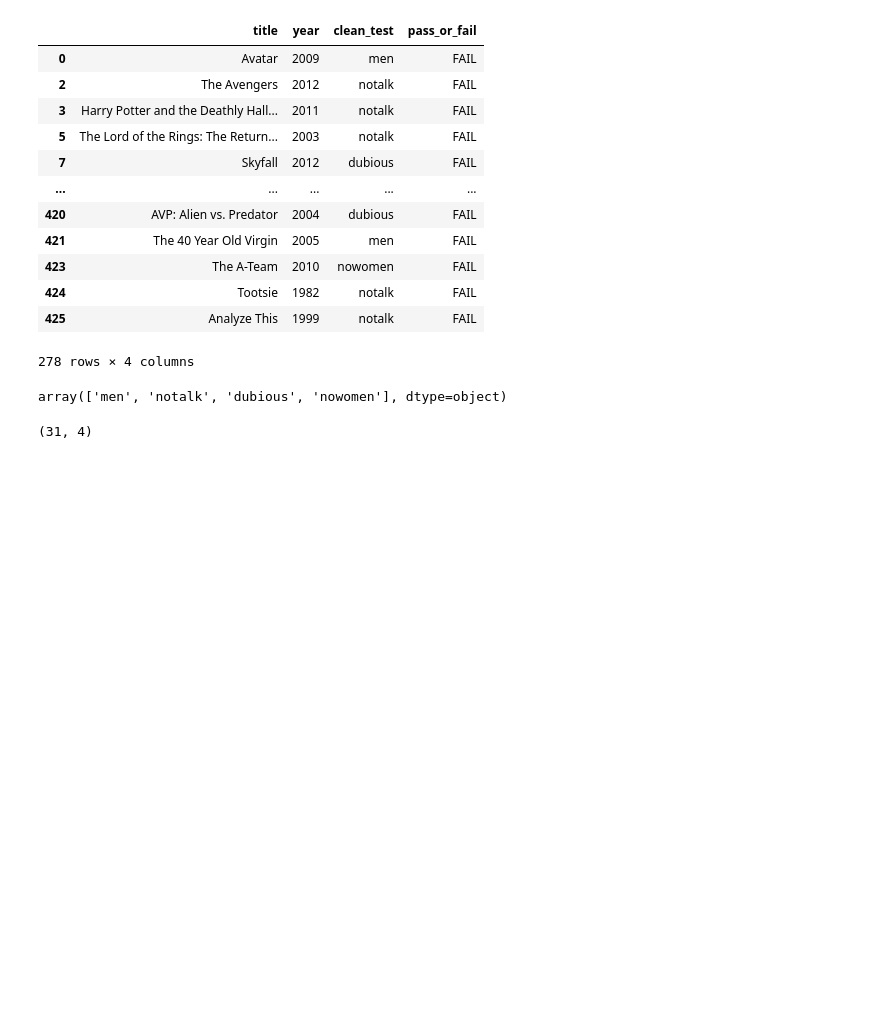
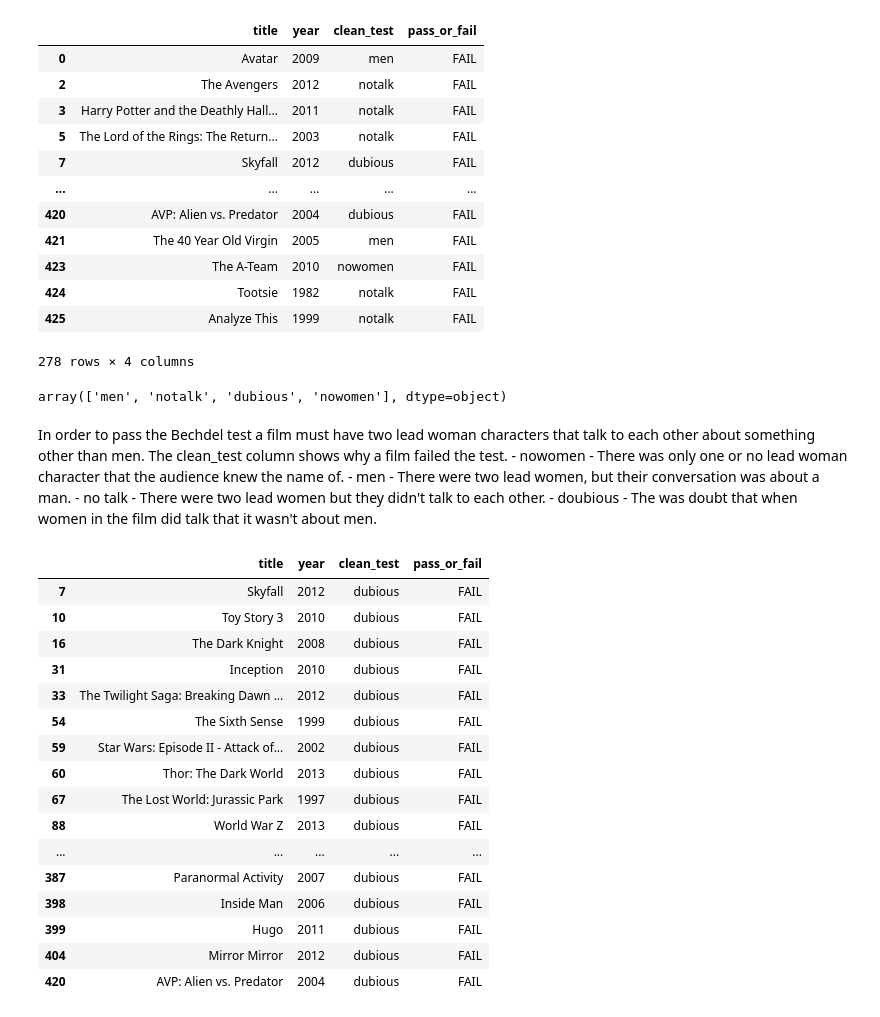
Before and after one commit to Slmudd02/Bechdel_Test, a Jupyter notebook: Bechdel_test_project-checkpoint.ipynb, the cells around one changed output. Drawn from its saved outputs; the diff is of its cells as text; code cells hidden in the pictures; blank space fills up the shorter version.

```diff
--- a/Bechdel_test_project-checkpoint.ipynb
+++ b/Bechdel_test_project-checkpoint.ipynb
@@ -212,10 +216,36 @@ failed
 failed.clean_test.unique()
 # %% [output]
 array(['men', 'notalk', 'dubious', 'nowomen'], dtype=object)
+# %% [markdown]
+In order to pass the Bechdel test a film must have two lead woman characters that talk to each other about something other than men. The clean_test column shows why a film failed the test.
+    - nowomen
+            - There was only one or no lead woman character that the audience knew the name of.
+        - men
+                - There were two lead women, but their conversation was about a man.
+        - no talk
+                - There were two lead women but they didn't talk to each other.
+        - doubious
+                - The was doubt that when women in the film did talk that it wasn't about men.
 # %%
 dubious = failed.loc[failed.clean_test == 'dubious',:]
-dubious.shape
+dubious
 # %% [output]
-(31, 4)
+|  | title | year | clean_test | pass_or_fail |
+| 7 | Skyfall | 2012 | dubious | FAIL |
+| 10 | Toy Story 3 | 2010 | dubious | FAIL |
+| 16 | The Dark Knight | 2008 | dubious | FAIL |
+| 31 | Inception | 2010 | dubious | FAIL |
+| 33 | The Twilight Saga: Breaking Dawn ... | 2012 | dubious | FAIL |
+| 54 | The Sixth Sense | 1999 | dubious | FAIL |
+| 59 | Star Wars: Episode II - Attack of... | 2002 | dubious | FAIL |
+| 60 | Thor: The Dark World | 2013 | dubious | FAIL |
+| 67 | The Lost World: Jurassic Park | 1997 | dubious | FAIL |
+| 88 | World War Z | 2013 | dubious | FAIL |
+| ... | ... | ... | ... | ... |
+| 387 | Paranormal Activity | 2007 | dubious | FAIL |
+| 398 | Inside Man | 2006 | dubious | FAIL |
+| 399 | Hugo | 2011 | dubious | FAIL |
+| 404 | Mirror Mirror | 2012 | dubious | FAIL |
+| 420 | AVP: Alien vs. Predator | 2004 | dubious | FAIL |
 # %%
 men = failed.loc[failed.clean_test == 'men',:]
```
Also changed, not shown: parts of 13 cells of this notebook, 1 other file.
